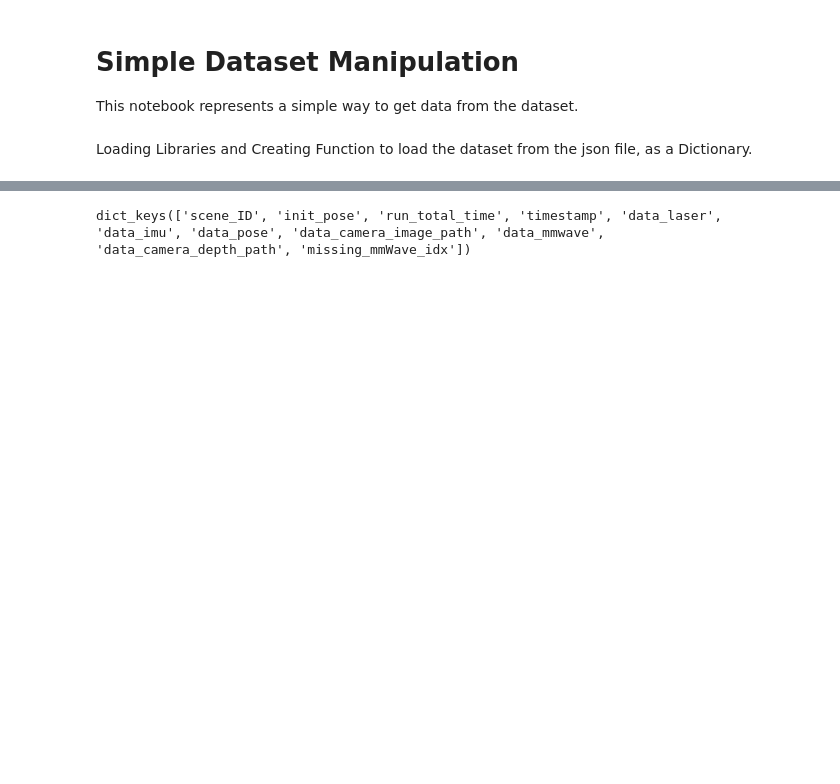
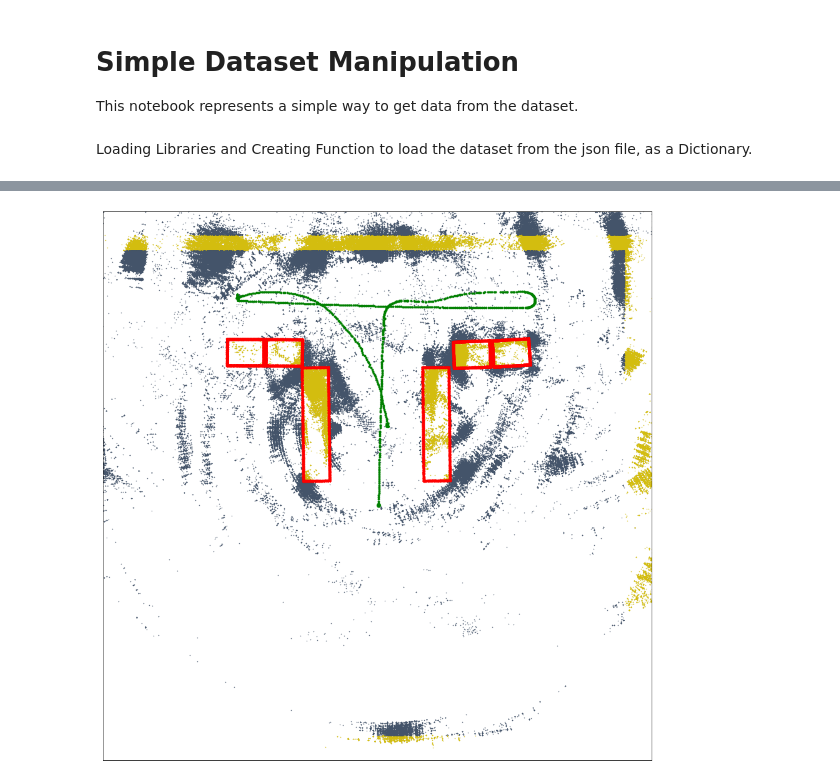
Before and after one commit to c3lab/MilliNoise, a Jupyter notebook: MilliNoise.ipynb, the cells around one changed output, grey strips where cells are left out. Drawn from its saved outputs; the diff is of its cells as text; code cells hidden in the pictures; blank space fills up the shorter version.

```diff
--- a/MilliNoise.ipynb
+++ b/MilliNoise.ipynb
@@ -59,13 +59,12 @@ def load_dataset(path_to_json, datasets, dataset_index, verbose=False):
     poses = np.vstack(data["data_pose"])
 
     #Load mmWave Data (organised by timestamp)
-    print(" data_mmwave shape:", len(data["data_mmwave"]))
     mmw_readings = [np.atleast_2d(v) for v in data["data_mmwave"]]
     # mmw_readings_np = np.vstack(mmw_readings)
-    abs_mmw = apply_rototranslation(copy.deepcopy(mmw_readings), poses)
+    abs_mmw = apply_rototranslation(copy.deepcopy(mmw_readings), poses, offset_x=0, offset_y=0)
 
     # Sometimes poses contain useless information, so we remove them
-    poses = np.subtract(poses[:len(mmw_readings),:], [VIC_OFF_X, VIC_OFF_Y, 0.])
+    # poses = np.subtract(poses[:len(mmw_readings),:], [VIC_OFF_X, VIC_OFF_Y, 0.])
     return poses, abs_mmw, mmw_readings, data
 
 
@@ -236,20 +235,20 @@ def update_refer_frame(mmw_readings, poses, offset_x=VIC_OFF_X, offset_y=VIC_OFF
     abs_mmw = np.vstack(abs_mmw)
     return abs_mmw
 
-def quad_dist2(abs_mmw, box):
+def quad_dist2(abs_mmw, box, verbose=False):
     t_ = np.copy(abs_mmw[:, :3])
     angles = np.arctan2(t_[:, 1], t_[:, 0])
     box_angle1 = np.arctan2(box[2], box[0])
     box_angle2 = np.arctan2(box[2], box[1])
     box_angle3 = np.arctan2(box[3], box[1])
     box_angle4 = np.arctan2(box[3], box[0])
-    print(box_angle1*180/np.pi, box_angle2*180/np.pi, box_angle3*180/np.pi, box_angle4*180/np.pi)
+    if verbose: print(box_angle1*180/np.pi, box_angle2*180/np.pi, box_angle3*180/np.pi, box_angle4*180/np.pi)
 
     q1 = np.logical_and(angles >= box_angle4, angles < box_angle1)
     q2 = np.logical_and(angles >= box_angle1, angles < box_angle2)
     q3 = np.logical_or (angles >= box_angle2, angles < box_angle3)
     q4 = np.logical_and(angles >= box_angle3, angles < box_angle4)
-    print(np.sum(q1), np.sum(q2), np.sum(q3), np.sum(q4), " = ", np.sum(q1)+np.sum(q2)+np.sum(q3)+np.sum(q4))
+    if verbose: print(np.sum(q1), np.sum(q2), np.sum(q3), np.sum(q4), " = ", np.sum(q1)+np.sum(q2)+np.sum(q3)+np.sum(q4))
 
     dq1 = np.multiply((box[0] < t_[:, 0]) & q1, np.abs(box[0] - t_[:, 0]))   # Distance from Front Wall
     dq2 = np.multiply((box[1] > t_[:, 0]) & q3, np.abs(box[1] - t_[:, 0]))   # Distance from Back Wall
@@ -288,7 +287,7 @@ def obstacles_filter(abs_mmw, pos, dims, tops, offset_x=VIC_OFF_X, offset_y=VIC_
         ))[0]
         tmp1[tmp2] = True
 
-        x_ = quad_dist2(tmp_, box=[dims[i][0]/2, -dims[i][0]/2, dims[i][1]/2, -dims[i][1]/2])
+        x_ = quad_dist2(tmp_, box=[dims[i][0]/2, -dims[i][0]/2, dims[i][1]/2, -dims[i][1]/2], verbose=verbose)
         # x_[x_ == 0.] = 15
         # plot_scene(abs_mmw, colors=x_)
         # break
@@ -339,15 +338,16 @@ def generate_abs_bounding_obstacles(pos, dims, tops, n_points, border=0.3):
     return abs_obstacles
 
 
-def get_point_labels(datasets, dataset_index, path_to_json, scene_fn="./data/data_scene"):
-    _, abs_mmw, _, _ = load_dataset(datasets, dataset_index)
+def get_point_labels(datasets, dataset_index, path_to_json, scene_fn="./data/data_scene", verbose=False):
+    _, abs_mmw, _, data = load_dataset(path_to_json, datasets, dataset_index)
     scenes = get_scenes(scene_fn)
-    scene_index = get_scene_index(datasets[dataset_index], base_path=path_to_json)
+    # scene_index = get_scene_index(datasets[dataset_index], base_path=path_to_json)
+    scene_index = data['scene_ID']
     pos, dims, tops = get_obs_info(scenes[scene_index])
 
-    print([x.topic for x in scenes[scene_index].obs])
-
-    print(f" Run {datasets[dataset_index]} - Scene {scene_index} - # Obstacles: {len(pos)} ")
+    if verbose:
+        print([x.topic for x in scenes[scene_index].obs])
+        print(f" Run {datasets[dataset_index]} - Scene {scene_index} - # Obstacles: {len(pos)} ")
 
     surv = arena_filter(abs_mmw)
     # surv.append(obstacles_filter(abs_mmw, obs_range_x, obs_range_y))
@@ -361,14 +361,14 @@ def get_point_labels(datasets, dataset_index, path_to_json, scene_fn="./data/dat
     labels[surv] = True
     not_labels = np.logical_not(labels)
     # res = obstacles_filter2(abs_mmw, pos, dims, tops, verbose=True)
-    res, dists = obstacles_filter(abs_mmw, pos, dims, tops, verbose=True)
+    res, dists = obstacles_filter(abs_mmw, pos, dims, tops, verbose=verbose)
 
     labels[res] = True
     not_labels = np.logical_not(labels)
     true_obs = np.sum(labels)/len(labels)
     false_obs = np.sum(np.logical_not(labels))/len(labels)
     # print first 3 digits of true_obs and false_obs
-    print(" True Obstacles:", round(true_obs*100, 2), "\n False Obstacles:", round(false_obs*100, 2))
+    if verbose: print(" True Obstacles:", round(true_obs*100, 2), "\n False Obstacles:", round(false_obs*100, 2))
     return labels, not_labels, pos, dims, tops
 
 
@@ -396,8 +396,8 @@ def stack_labels_dists(mmw_readings, labels, dists):
 n_points = 50000
 border = 0.025
 datasets = dict_dataset(path_to_json)
-scenes = get_scenes(path_to_json+"/data_scene")
-for dataset_index in [list(datasets.keys())[34]]:
+scenes = get_scenes(path_to_json+"data_scene")
+for dataset_index in [list(datasets.keys())[1]]:
     poses, abs_mmw, mmw_readings, data = load_dataset(path_to_json, datasets, dataset_index)
     pos, dims, tops = get_obs_info(scenes[data["scene_ID"]])
     abs_obstacles = generate_abs_bounding_obstacles(pos, dims, tops, n_points, border)
@@ -410,8 +414,8 @@ AssertionError: Number of poses must be greater or equal than number of point cl
 # %%
 # plot_2dscene(abs_mmw, obstacles=abs_obstacles, colors=labels)
-plot_2dscene(abs_mmw[labels], fake_points=abs_mmw[not_labels], obstacles=abs_obstacles, path=poses, path_size=35, dest_path='figures/scene9_run81example.jpg')
+plot_2dscene(abs_mmw[labels], fake_points=abs_mmw[not_labels], obstacles=abs_obstacles, path=poses, path_size=35,)
 # %% [output]
-dict_keys(['scene_ID', 'init_pose', 'run_total_time', 'timestamp', 'data_laser', 'data_imu', 'data_pose', 'data_camera_image_path', 'data_mmwave', 'data_camera_depth_path', 'missing_mmWave_idx'])
+[figure, added]
 # %%
 
 def label_mmw(mmw_readings, labels):
```
Also changed, not shown: parts of 1 cell of this notebook, 1 other file.
